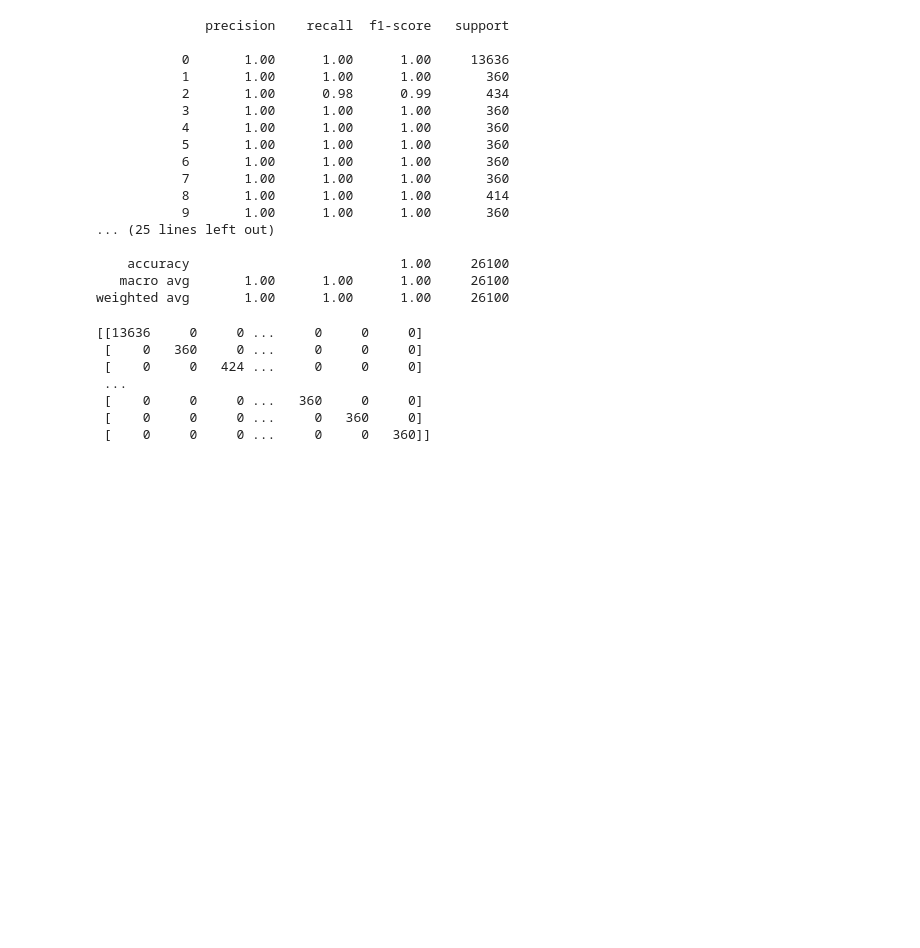
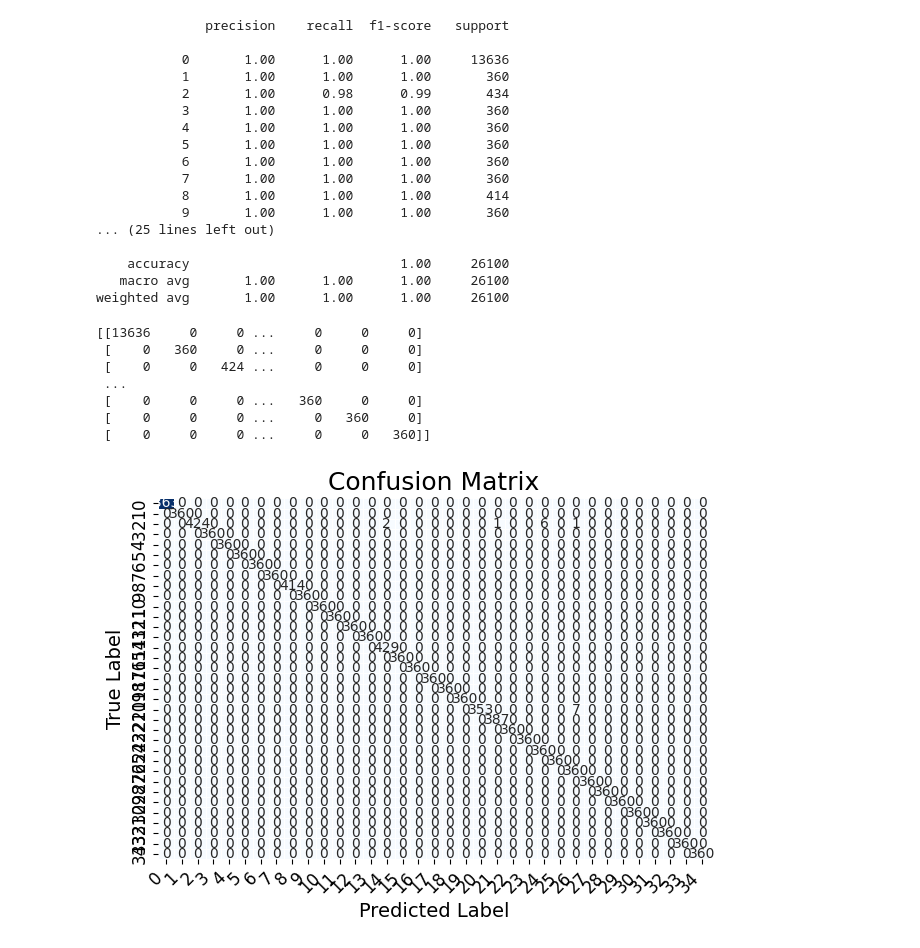
Before and after one commit to hg8116/Minor-Project, a Jupyter notebook: ISL-detection/index.ipynb, the cells around one changed output. Saved outputs shown, nothing was run; the diff lists cells and outputs as text; code cells hidden in the pictures; blank space fills up the shorter version.

Commit message:
plot

```diff
--- a/ISL-detection/index.ipynb
+++ b/ISL-detection/index.ipynb
@@ -311,3 +316,29 @@ print(conf_mat)
  [    0     0     0 ...   360     0     0]
  [    0     0     0 ...     0   360     0]
  [    0     0     0 ...     0     0   360]]
+# %%
+import matplotlib.pyplot as plt
+import seaborn as sns
+from sklearn.metrics import confusion_matrix
+
+conf_mat = confusion_matrix(y_test, classes_x)
+
+# Plot confusion matrix as heatmap
+sns.heatmap(conf_mat, cmap='Blues', annot=True, fmt='d', linewidths=0.5, cbar=False)
+
+# Customize labels and title
+plt.xlabel('Predicted Label', fontsize=14)
+plt.ylabel('True Label', fontsize=14)
+plt.title('Confusion Matrix', fontsize=18)
+
+# Customize tick marks and font size
+tick_marks = [i + 0.5 for i in range(len(set(y_test)))]
+class_labels = list(set(y_test))
+plt.xticks(tick_marks, class_labels, rotation=45, ha='right', fontsize=12)
+plt.yticks(tick_marks, class_labels, fontsize=12)
+
+# Show plot
+plt.tight_layout()
+plt.show()
+# %% [output]
+[figure, added]
```
Also changed, not shown: parts of 3 cells of this notebook.
